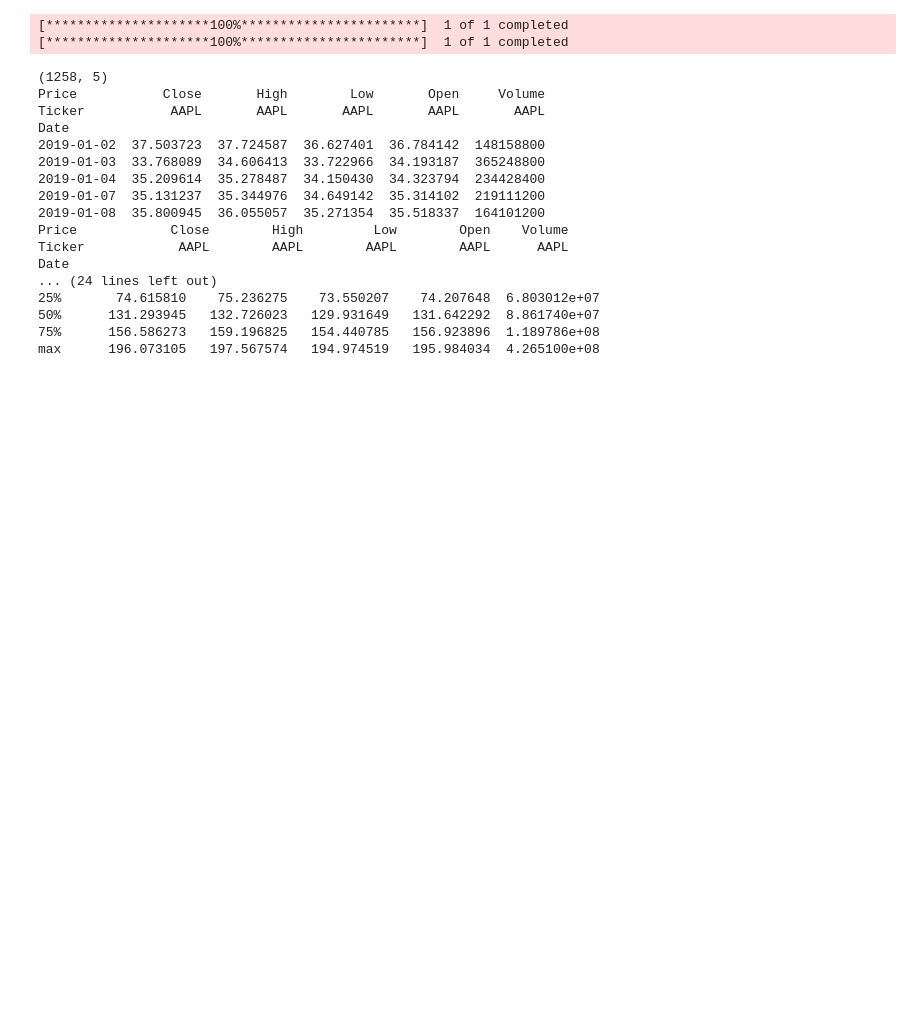
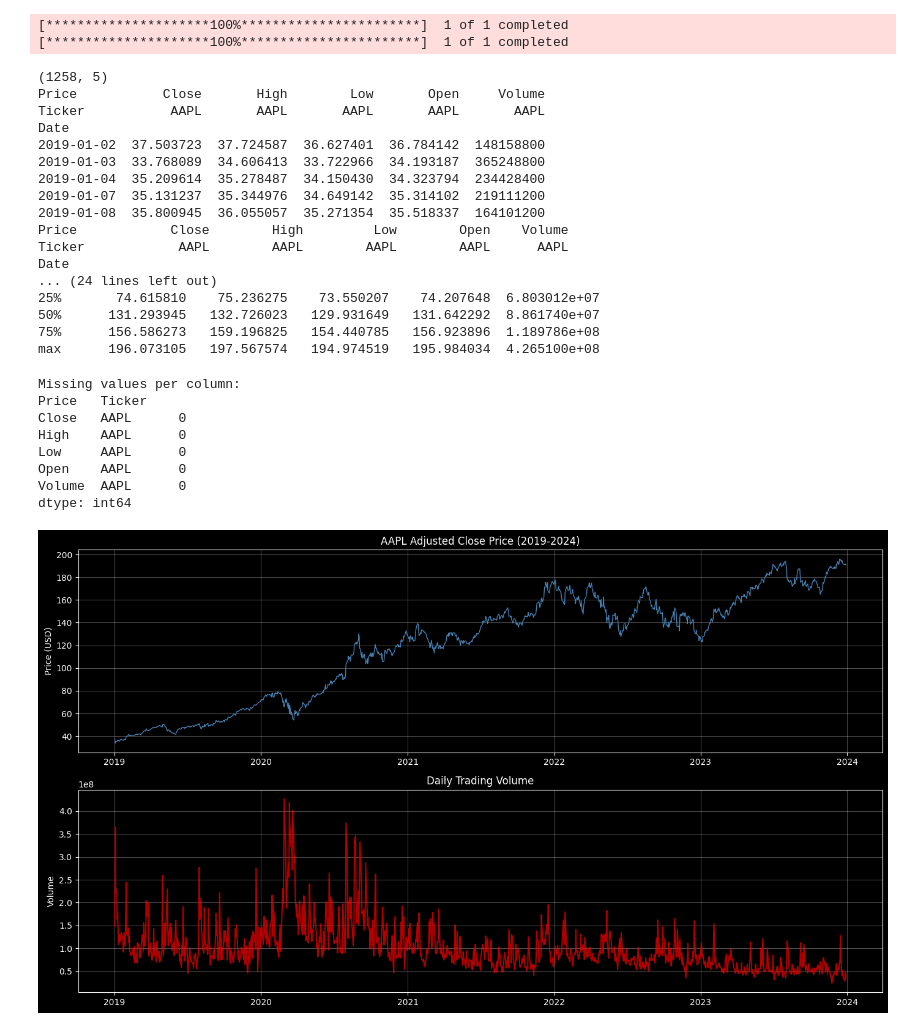
Before and after one commit to mustapha-quant/quant-predictive-models, a Jupyter notebook: notebooks/00_test1.ipynb, the cells around one changed output. Saved outputs shown, nothing was run; the diff lists cells and outputs as text; code cells hidden in the pictures; blank space fills up the shorter version.

```diff
--- a/notebooks/00_test1.ipynb
+++ b/notebooks/00_test1.ipynb
@@ -58,27 +58,37 @@ max      196.073105   197.567574   194.974519   195.984034  4.265100e+08
 # %%
 # ---- STEP 2: Check for missing data ----
 # Missing values are poison for ML models. We need to know if any exist.
 print("\nMissing values per column:")
 print(df.isnull().sum())
 
 # ---- STEP 3: Visualize the price history ----
 # Your eye can catch patterns that statistics miss.
 fig, axes = plt.subplots(2, 1, figsize=(14, 8))
 
 # Price chart
-axes[0].plot(df.index, df['Adj Close'], color='steelblue', linewidth=1)
+axes[0].plot(df.index, df['Close'], color='steelblue', linewidth=1)
 axes[0].set_title(f'{ticker} Adjusted Close Price (2019-2024)')
 axes[0].set_ylabel('Price (USD)')
 axes[0].grid(True, alpha=0.3)
 
 # Volume chart — trading volume tells you about market activity
-axes[1].bar(df.index, df['Volume'], color='gray', alpha=0.5)
+axes[1].plot(df.index, df['Volume'], color='red', alpha=0.7)
 axes[1].set_title('Daily Trading Volume')
 axes[1].set_ylabel('Volume')
 axes[1].grid(True, alpha=0.3)
 
 plt.tight_layout()
 plt.show()
+# %% [output]
+Missing values per column:
+Price   Ticker
+Close   AAPL      0
+High    AAPL      0
+Low     AAPL      0
+Open    AAPL      0
+Volume  AAPL      0
+dtype: int64
+[figure, added]
 # %%
 # ---- STEP 4: Create technical indicator features ----
 # We work on a copy to preserve our original data.
```
Also changed, not shown: parts of 6 cells of this notebook, 1 other file.
